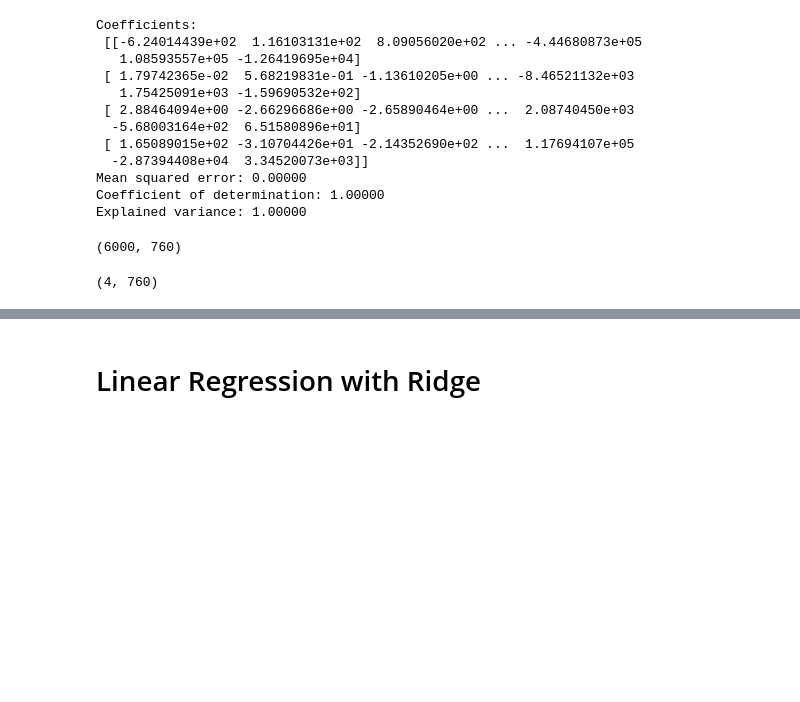
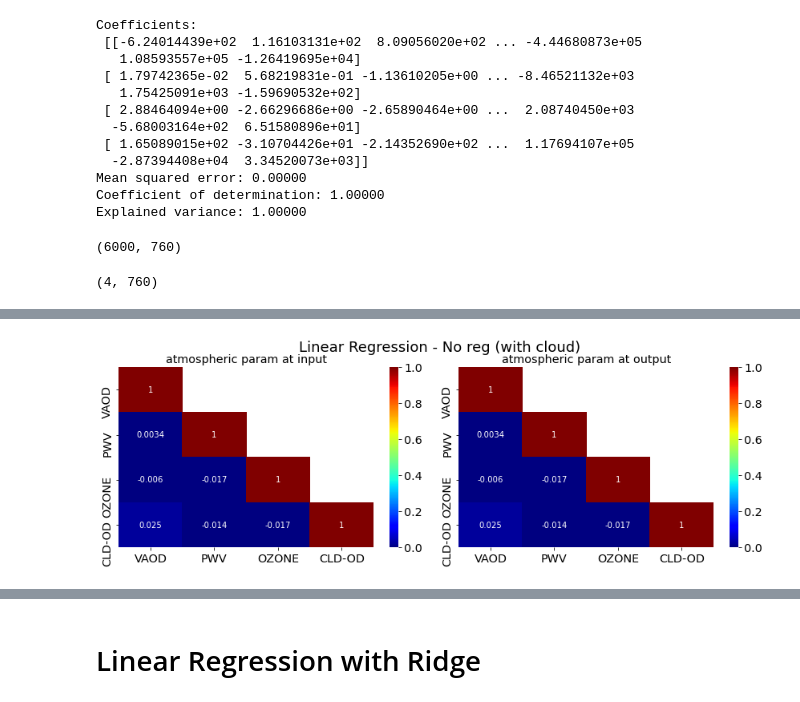
Before and after one commit to sylvielsstfr/PhotomCorrectAuxTel, a Jupyter notebook: analysis/MLfit_atm2/MLfit_atmlsst_cloud_varz.ipynb, the cells around one changed output, grey strips where cells are left out. Drawn from its saved outputs; the diff is of its cells as text; code cells hidden in the pictures; blank space fills up the shorter version.

```diff
--- a/analysis/MLfit_atm2/MLfit_atmlsst_cloud_varz.ipynb
+++ b/analysis/MLfit_atm2/MLfit_atmlsst_cloud_varz.ipynb
@@ -1263,0 +1593,13 @@ regr.coef_.shape
+# %%
+if FLAG_LINEARREGRESSION and FLAG_PLOT:
+    fig = plt.figure(figsize=(12, 4))
+    ax = fig.add_subplot(121)
+    plotcorrelation(ax, Y_test)
+    ax.set_title("atmospheric param at input")
+    ax = fig.add_subplot(122)
+    plotcorrelation(ax, Y_pred_test_inv)
+    ax.set_title("atmospheric param at output")
+    plt.tight_layout()
+    plt.suptitle("Linear Regression - No reg (with cloud)", Y=1.02, fontsize=18)
+    plt.show()
+# %% [output]
@@ -1263,0 +1607 @@ regr.coef_.shape
+[figure, added]
```
Also changed, not shown: parts of 67 cells of this notebook, 1 other file.
